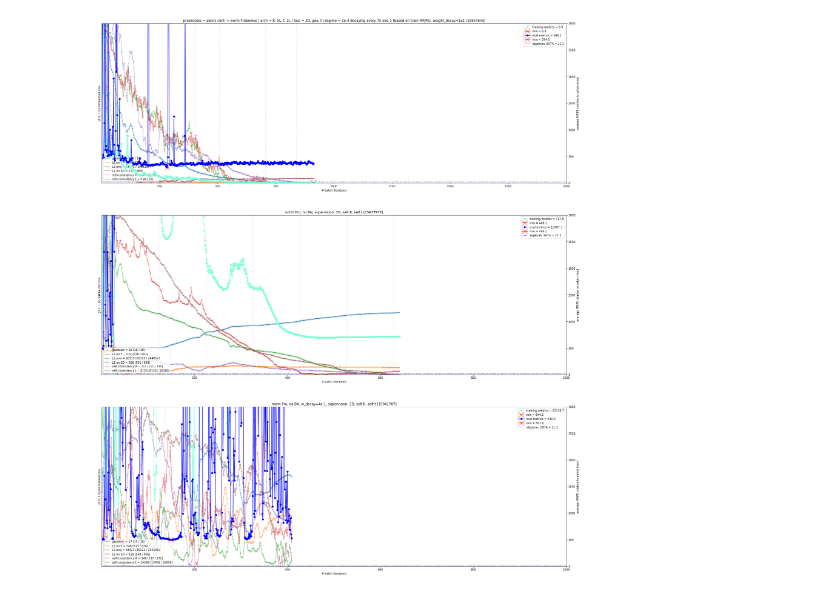
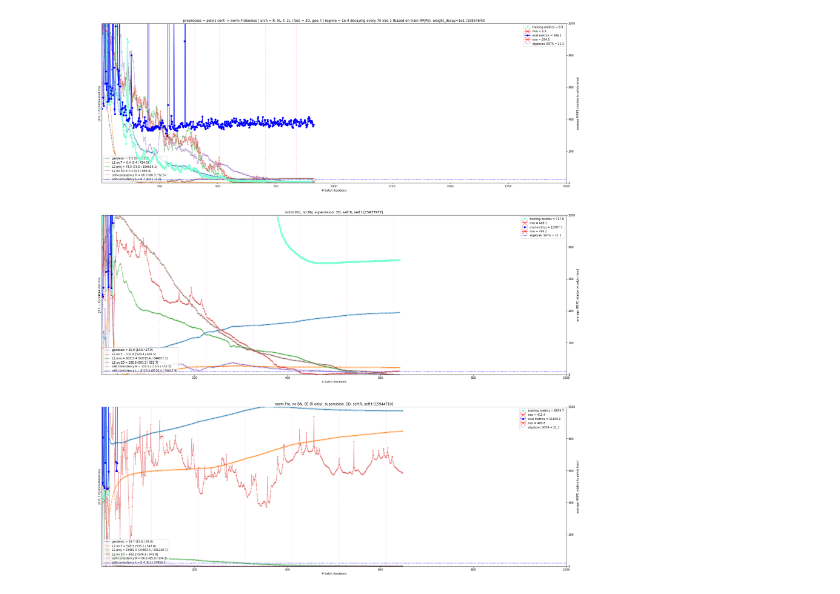
Before and after one commit to karfly/learnable-triangulation-pytorch, a Jupyter notebook: tom.ipynb, the cells around one changed output. Saved outputs shown, nothing was run; the diff lists cells and outputs as text; code cells hidden in the pictures.

Commit message:
using self.DLT loss

```diff
--- a/tom.ipynb
+++ b/tom.ipynb
@@ -52,16 +52,16 @@ def plot_jobs(jobs, titles, training_batch_size=8, metrics_ylim=[0, 1e2]):
 # %%
 title = 'preprocess = {} | arch = {} | loss = {} | regime = {}'
 common_setup = 'KISS (normalizing KPs), no lr decay'
 jobs = list(zip(*[
     # overfitting
     ('15854643', title.format('pelvis cent -> norm Frobenius', 'R: 5L, t: 2L', '3D, geo, t', '1e-4 decaying every 75 x5e-1 (based on train MPJPE), weight_decay=1e1')),
     # overfitting ('15926479', 'norm Fro, supervision: 3D, R | t'),
     # learning self does not help with mm ('15929614', 'norm Fro, supervision: 3D, self.R, self.t'),
     # bad! bad! bad BN! ('15935791', 'norm Fro, supervision: 2D, self.R, self.t'),
     ('15937977', 'norm Fro, no BN, supervision: 2D, self.R, self.t'),
-    ('15941787', 'norm Fro, no BN, w_decay=4e-1, supervision: 2D, self.R, self.t'),
+    ('15944710', 'norm Fro, no BN, SE (R only), supervision: 2D, self.R, self.t'),
 ]))  # human readable form
 
-plot_jobs(jobs[0], jobs[1], metrics_ylim=[0, 3e3])  # .png
+plot_jobs(jobs[0], jobs[1], metrics_ylim=[0, 1e3])  # .png
 # %% [output]
-[figure, old version]
+[figure, new version]
```
Also changed, not shown: 8 other files.
